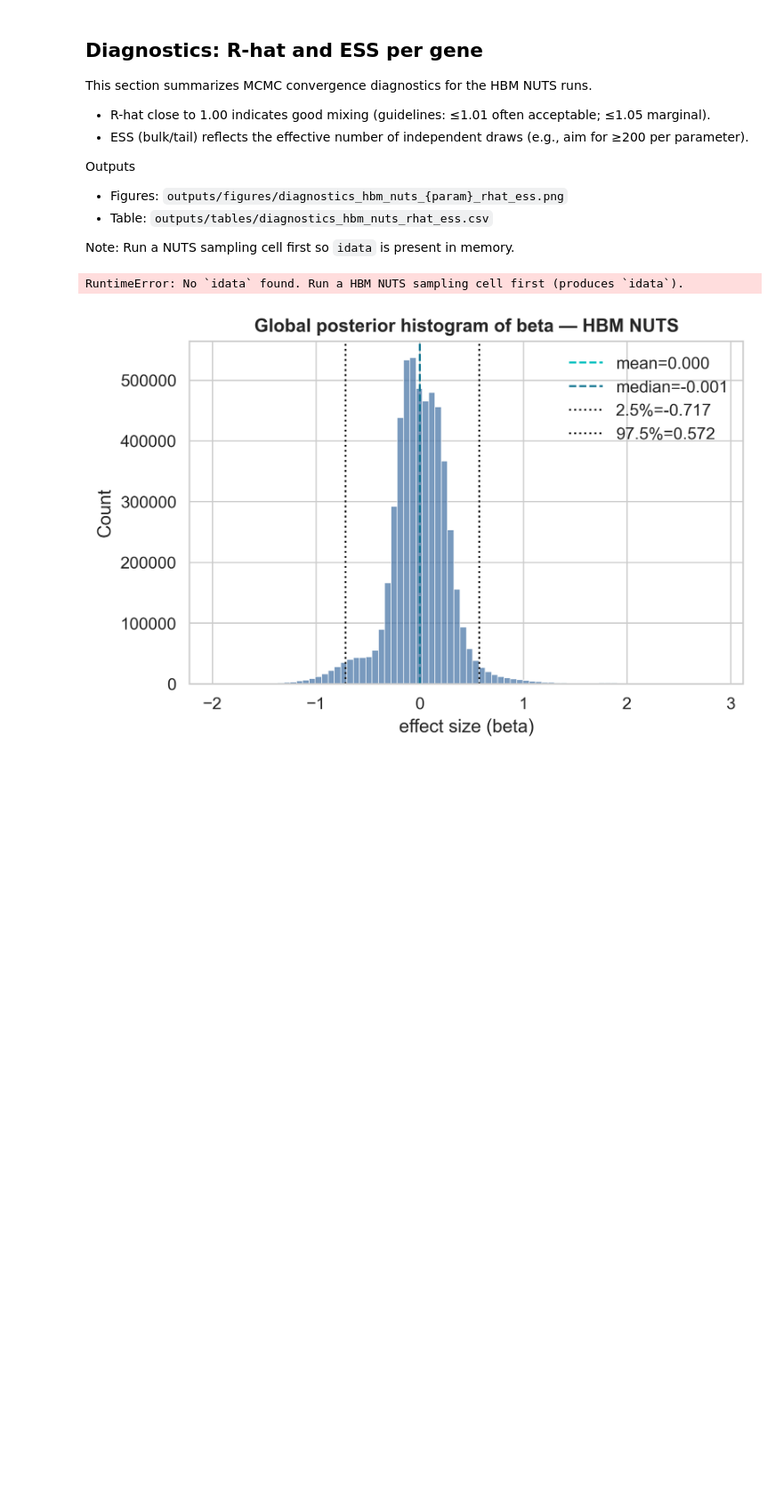
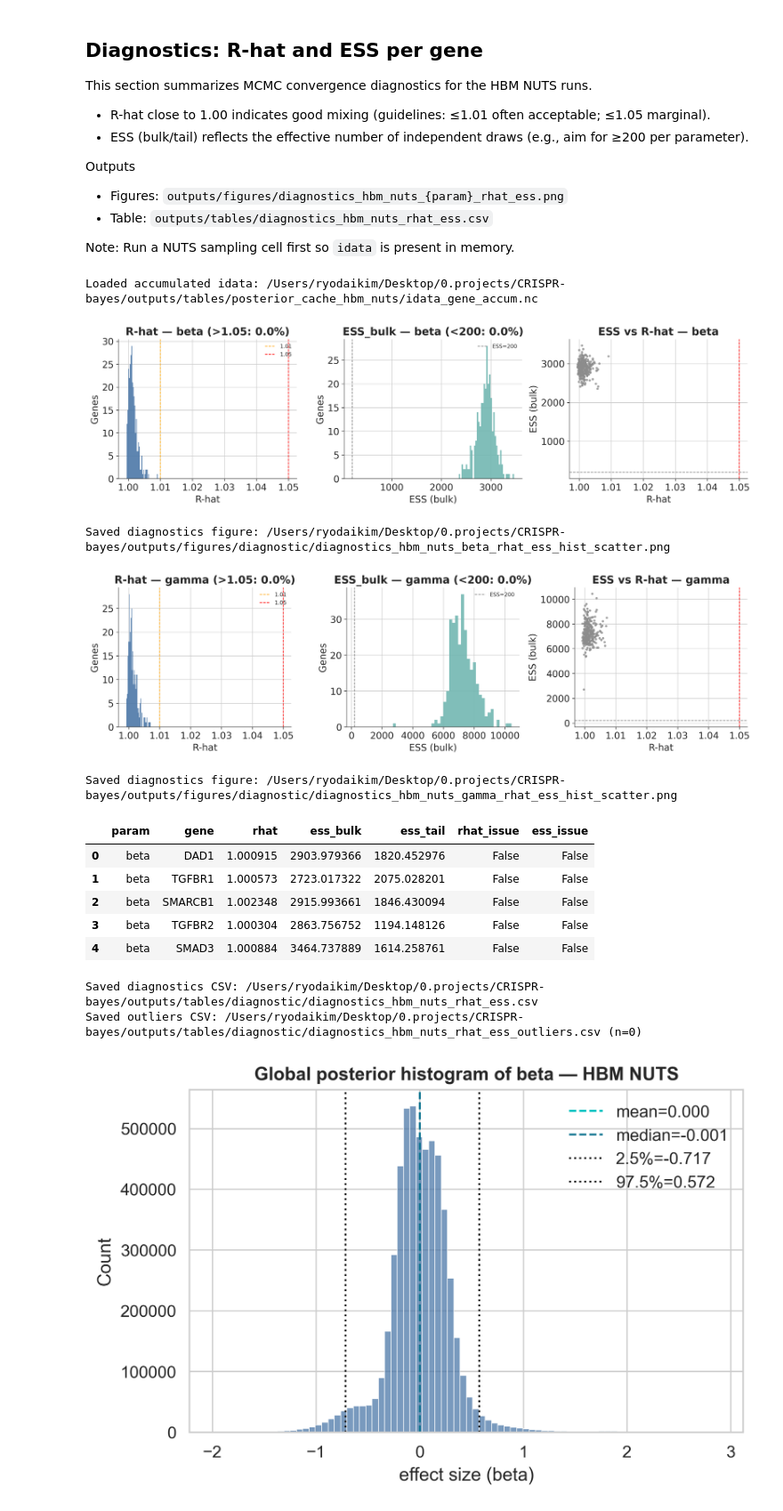
Before and after one commit to ryodaiKim/CRISPR-Bayes-Screen, a Jupyter notebook: notebooks/CRISPR_Bayes/01_HBM-CRISPR.ipynb, the cells around one changed output. Shown at 89% size. Drawn from its saved outputs; the diff is of its cells as text; code cells hidden in the pictures; blank space fills up the shorter version.

Commit message:
wired global parameters inference by EB and MCMC diagnostic pipelines

```diff
--- a/notebooks/CRISPR_Bayes/01_HBM-CRISPR.ipynb
+++ b/notebooks/CRISPR_Bayes/01_HBM-CRISPR.ipynb
@@ -1535,9 +1438,9 @@ Outputs
 
 Note: Run a NUTS sampling cell first so `idata` is present in memory.
 # %%
-# Diagnostics: per-gene R-hat and ESS for HBM NUTS
+# Diagnostics: per-gene R-hat and ESS for HBM NUTS (supports accumulated idata)
 # Computes R-hat and effective sample sizes for gene-level parameters and plots them per gene.
-# Requirements: run a NUTS sampling cell first so `idata` (ArviZ InferenceData) is available.
+# If an accumulated idata file exists, loads it; otherwise uses current session `idata`.
 
 import numpy as np
 import pandas as pd
@@ -1552,11 +1455,27 @@ table_dir = globals().get('table_dir', project_root / 'outputs' / 'tables')
 fig_dir.mkdir(parents=True, exist_ok=True)
 table_dir.mkdir(parents=True, exist_ok=True)
 
+# Try to load accumulated idata if present
+cache_dir = table_dir / 'posterior_cache_hbm_nuts'
+accum_path = cache_dir / 'idata_gene_accum.nc'
+
+loaded = False
+if accum_path.exists():
+    try:
+        idata_use = az.from_netcdf(accum_path)
+        loaded = True
+        print(f"Loaded accumulated idata: {accum_path}")
+    except Exception as e:
+        print(f"Failed to load accumulated idata ({e}); falling back to in-memory `idata`.")
+        idata_use = globals().get('idata', None)
+else:
+    idata_use = globals().get('idata', None)
+
 # Preconditions
-if 'idata' not in globals():
-    raise RuntimeError("No `idata` found. Run a HBM NUTS sampling cell first (produces `idata`).")
+if idata_use is None:
+    raise RuntimeError("No `idata` available. Run a HBM NUTS sampling cell or ensure accumulated file exists.")
 
-post = idata.posterior
+post = idata_use.posterior
 
 # Determine available gene-level parameter names (beta/gamma variants across cells)
 param_candidates = []
@@ -1565,11 +1484,16 @@ for v in ['beta', 'beta_g', 'gamma', 'gamma_g']:
         param_candidates.append(v)
 
 if not param_candidates:
-    raise RuntimeError("No gene-level parameters found in `idata.posterior`. Expected one of: beta, beta_g, gamma, gamma_g.")
+    raise RuntimeError("No gene-level parameters found in posterior. Expected one of: beta, beta_g, gamma, gamma_g.")
 
 # Build gene name mapping, if available
 gene_names = None
-if 'gene_codes' in globals():
+if 'gene' in post.dims:
+    try:
+        gene_names = [str(g) for g in post['gene'].values]
+    except Exception:
+        gene_names = None
+elif 'gene_codes' in globals():
     try:
         gene_names = list(pd.Categorical(gene_codes.categories).astype(str))
     except Exception:
@@ -1591,9 +1515,9 @@ rows = []
 for v in param_candidates:
     # R-hat and ESS (bulk/tail) via ArviZ; result is an xarray DataArray with shape matching parameter dims
     try:
-        rhat_da = az.rhat(idata, var_names=[v])[v]
-        ess_bulk_da = az.ess(idata, var_names=[v], method='bulk')[v]
-        ess_tail_da = az.ess(idata, var_names=[v], method='tail')[v]
+        rhat_da = az.rhat(idata_use, var_names=[v])[v]
+        ess_bulk_da = az.ess(idata_use, var_names=[v], method='bulk')[v]
+        ess_tail_da = az.ess(idata_use, var_names=[v], method='tail')[v]
     except Exception as e:
         print(f"Skipping {v}: failed to compute diagnostics ({e})")
         continue
@@ -1652,7 +1576,7 @@ for v in param_candidates:
     ax.set_title(f'ESS_bulk — {v} (<{ESS_MIN}: {frac_ess:.1%})')
     ax.legend(loc='upper right', fontsize=8)
 
-    # Scatter: ESS (bulk) vs R-hat
+    # Scatter: ESS (bulk) vs R-hat)
     ax = axes[2]
     colors = np.where(flag_rhat | flag_ess, '#d62728', '#8c8c8c')
     ax.scatter(rhat_vals, ess_vals, c=colors, s=12, alpha=0.8, edgecolors='none')
@@ -1670,34 +1594,46 @@ for v in param_candidates:
         pass
     ax.set_title(f'ESS vs R-hat — {v}')
 
     plt.tight_layout()
-    out_fig = fig_dir / f'diagnostics_hbm_nuts_{v}_rhat_ess_hist_scatter.png'
+    out_fig = fig_dir / f'diagnostic/diagnostics_hbm_nuts_{v}_rhat_ess_hist_scatter.png'
     plt.savefig(out_fig, dpi=150, bbox_inches='tight')
     plt.show()
     print(f"Saved diagnostics figure: {out_fig}")
 
 # Save combined diagnostics CSV and outliers
 if rows:
     out_df = pd.concat(rows, ignore_index=True)
     RHAT_WARN = 1.05
     ESS_MIN = 200
     out_df['rhat_issue'] = out_df['rhat'] > RHAT_WARN
     out_df['ess_issue'] = out_df['ess_bulk'] < ESS_MIN
 
     # Save full diagnostics
-    out_csv = table_dir / 'diagnostics_hbm_nuts_rhat_ess.csv'
+    out_csv = table_dir / 'diagnostic/diagnostics_hbm_nuts_rhat_ess.csv'
     out_df.to_csv(out_csv, index=False)
 
     # Save outliers (any issue)
     outliers = out_df[(out_df['rhat_issue']) | (out_df['ess_issue'])].copy()
-    outliers_path = table_dir / 'diagnostics_hbm_nuts_rhat_ess_outliers.csv'
+    outliers_path = table_dir / 'diagnostic/diagnostics_hbm_nuts_rhat_ess_outliers.csv'
     outliers.to_csv(outliers_path, index=False)
 
     # Preview
     display(out_df.head())
     print(f"Saved diagnostics CSV: {out_csv}")
     print(f"Saved outliers CSV: {outliers_path} (n={len(outliers)})")
 else:
     print("No diagnostics computed (no matching parameters present).")
 # %% [output]
-RuntimeError: No `idata` found. Run a HBM NUTS sampling cell first (produces `idata`).
+Loaded accumulated idata: /Users/ryodaikim/Desktop/0.projects/CRISPR-bayes/outputs/tables/posterior_cache_hbm_nuts/idata_gene_accum.nc
+[figure, added]
+Saved diagnostics figure: /Users/ryodaikim/Desktop/0.projects/CRISPR-bayes/outputs/figures/diagnostic/diagnostics_hbm_nuts_beta_rhat_ess_hist_scatter.png
+[figure, added]
+Saved diagnostics figure: /Users/ryodaikim/Desktop/0.projects/CRISPR-bayes/outputs/figures/diagnostic/diagnostics_hbm_nuts_gamma_rhat_ess_hist_scatter.png
+|  | param | gene | rhat | ess_bulk | ess_tail | rhat_issue | ess_issue |
+| 0 | beta | DAD1 | 1.000915 | 2903.979366 | 1820.452976 | False | False |
+| 1 | beta | TGFBR1 | 1.000573 | 2723.017322 | 2075.028201 | False | False |
+| 2 | beta | SMARCB1 | 1.002348 | 2915.993661 | 1846.430094 | False | False |
+| 3 | beta | TGFBR2 | 1.000304 | 2863.756752 | 1194.148126 | False | False |
+| 4 | beta | SMAD3 | 1.000884 | 3464.737889 | 1614.258761 | False | False |
+Saved diagnostics CSV: /Users/ryodaikim/Desktop/0.projects/CRISPR-bayes/outputs/tables/diagnostic/diagnostics_hbm_nuts_rhat_ess.csv
+Saved outliers CSV: /Users/ryodaikim/Desktop/0.projects/CRISPR-bayes/outputs/tables/diagnostic/diagnostics_hbm_nuts_rhat_ess_outliers.csv (n=0)
```
Also changed, not shown: parts of 9 cells of this notebook, 21 other files.
